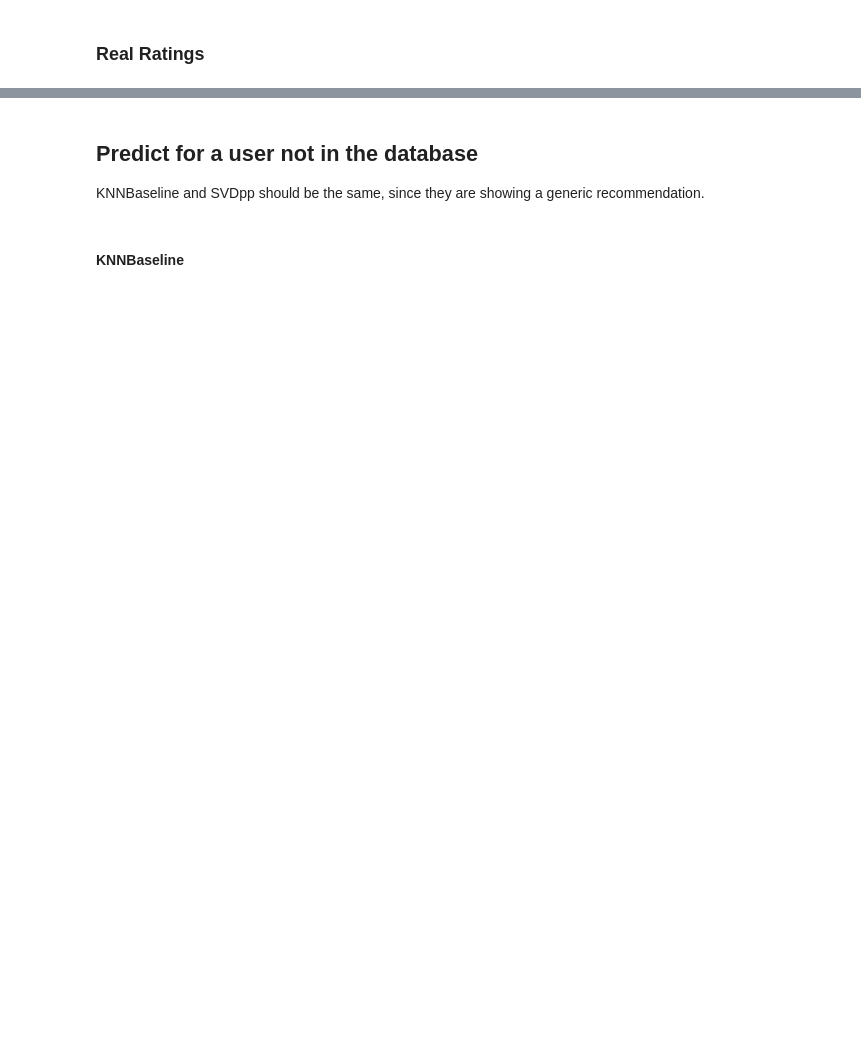
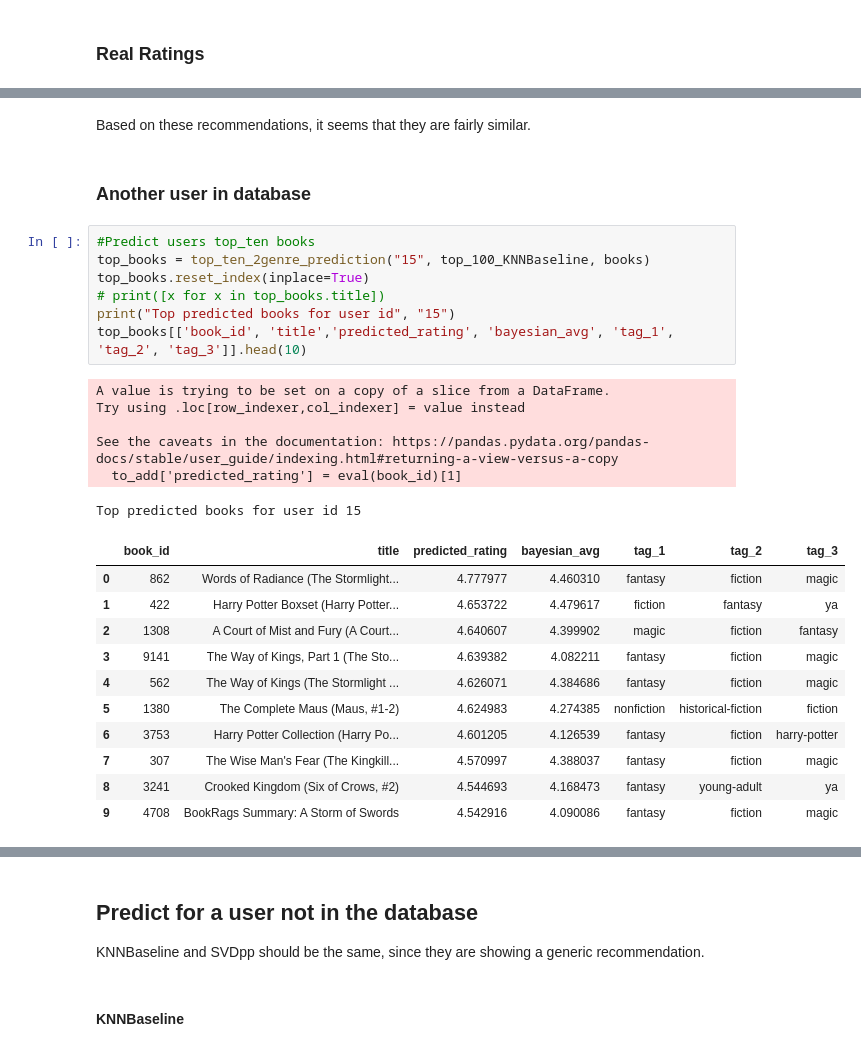
Before and after one commit to Snizzmo/Data-Science, a Jupyter notebook: Capstone3/notebooks/3.0-cf-predictions.ipynb, the cells around one changed output, grey strips where cells are left out. Saved outputs shown, nothing was run; the diff lists cells and outputs as text; blank space fills up the shorter version.

```diff
--- a/Capstone3/notebooks/3.0-cf-predictions.ipynb
+++ b/Capstone3/notebooks/3.0-cf-predictions.ipynb
@@ -189 +194,30 @@ real_ratings[['book_id', 'title','rating', 'bayesian_avg', 'tag_1', 'tag_2', 'ta
 | 91 | 409 | Fried Green Tomatoes at the Whist... | 4 | 4.134777 | fiction | historical-fiction | chick lit |
+# %% [markdown]
+Based on these recommendations, it seems that they are fairly similar.
+# %% [markdown]
+### Another user in database
+# %%
+#Predict users top_ten books
+top_books = top_ten_2genre_prediction("15", top_100_KNNBaseline, books)
+top_books.reset_index(inplace=True)
+# print([x for x in top_books.title])
+print("Top predicted books for user id", "15")
+top_books[['book_id', 'title','predicted_rating', 'bayesian_avg', 'tag_1', 'tag_2', 'tag_3']].head(10)
+# %% [output]
+A value is trying to be set on a copy of a slice from a DataFrame.
+Try using .loc[row_indexer,col_indexer] = value instead
+
+See the caveats in the documentation: https://pandas.pydata.org/pandas-docs/stable/user_guide/indexing.html#returning-a-view-versus-a-copy
+  to_add['predicted_rating'] = eval(book_id)[1]
+Top predicted books for user id 15
+|  | book_id | title | predicted_rating | bayesian_avg | tag_1 | tag_2 | tag_3 |
+| 0 | 862 | Words of Radiance (The Stormlight... | 4.777977 | 4.460310 | fantasy | fiction | magic |
+| 1 | 422 | Harry Potter Boxset (Harry Potter... | 4.653722 | 4.479617 | fiction | fantasy | ya |
+| 2 | 1308 | A Court of Mist and Fury (A Court... | 4.640607 | 4.399902 | magic | fiction | fantasy |
+| 3 | 9141 | The Way of Kings, Part 1 (The Sto... | 4.639382 | 4.082211 | fantasy | fiction | magic |
+| 4 | 562 | The Way of Kings (The Stormlight ... | 4.626071 | 4.384686 | fantasy | fiction | magic |
+| 5 | 1380 | The Complete Maus (Maus, #1-2) | 4.624983 | 4.274385 | nonfiction | historical-fiction | fiction |
+| 6 | 3753 | Harry Potter Collection (Harry Po... | 4.601205 | 4.126539 | fantasy | fiction | harry-potter |
+| 7 | 307 | The Wise Man's Fear (The Kingkill... | 4.570997 | 4.388037 | fantasy | fiction | magic |
+| 8 | 3241 | Crooked Kingdom (Six of Crows, #2) | 4.544693 | 4.168473 | fantasy | young-adult | ya |
+| 9 | 4708 | BookRags Summary: A Storm of Swords | 4.542916 | 4.090086 | fantasy | fiction | magic |
```
Also changed, not shown: parts of 26 cells of this notebook, 3 other files.
